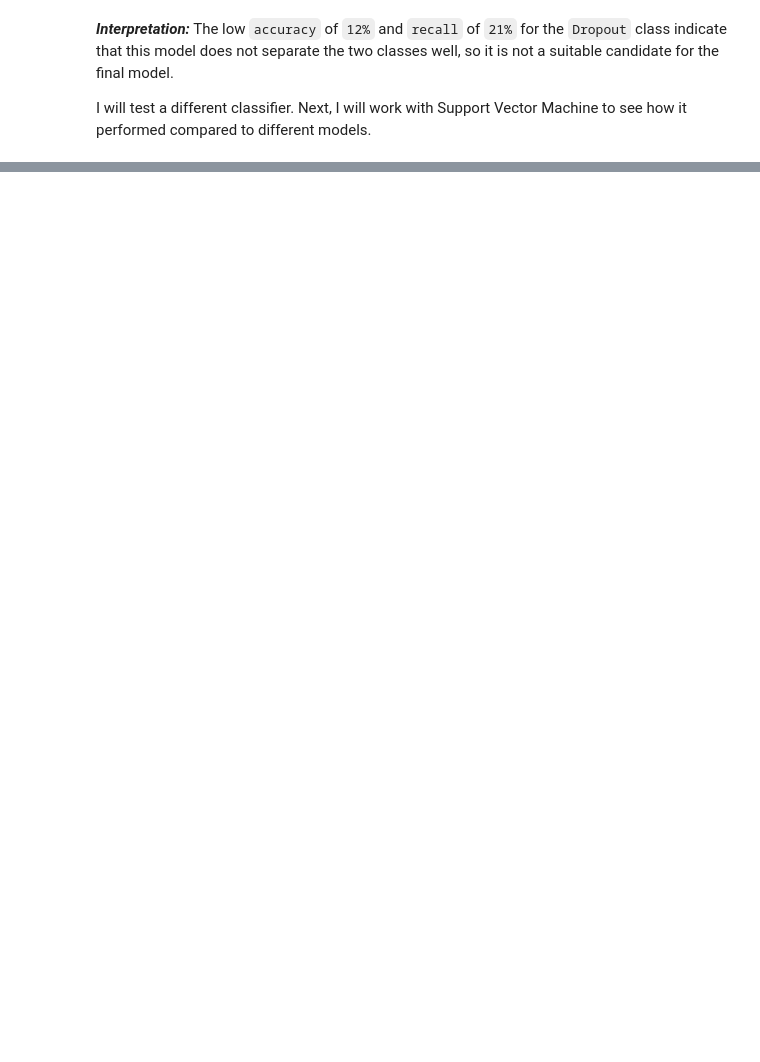
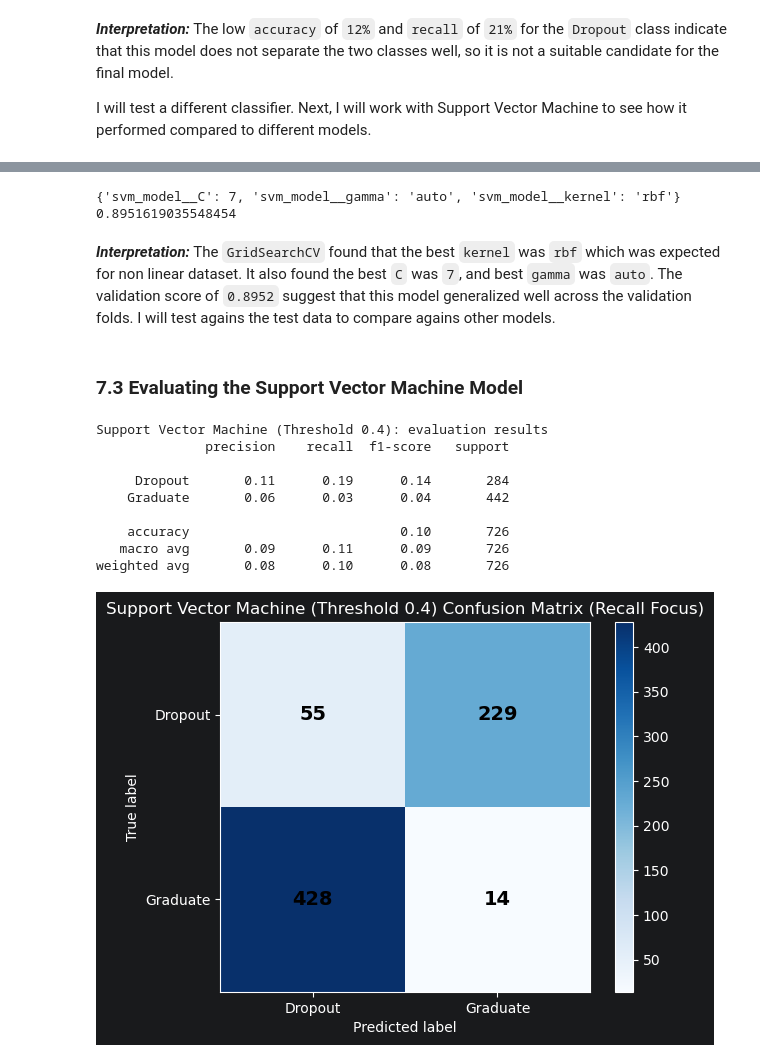
Before and after one commit to weslylaboy/student-outcome-predictor, a Jupyter notebook: notebooks/03_classification_model.ipynb, the cells around one changed output, grey strips where cells are left out. Cells and saved outputs as stored; diff of their text form; code cells hidden in the pictures; blank space fills up the shorter version.

```diff
--- a/notebooks/03_classification_model.ipynb
+++ b/notebooks/03_classification_model.ipynb
@@ -737,0 +778,45 @@ I will test a different classifier. Next, I will work with Support Vector Machin
+# %%
+# svm grid
+param_grid = {
+    'svm_model__kernel': ['linear', 'rbf'],
+    'svm_model__C': [0.001, 0.01, 0.1, 1,5, 7, 10, 20, 35, 50, 75, 100, 135, 150],
+    'svm_model__gamma': ['scale', 'auto']
+}
+
+grid_svm = GridSearchCV(
+    svm_pipeline,
+    param_grid=param_grid,
+    cv=5,
+    scoring='f1_macro',
+    n_jobs=-1
+)
+
+grid_svm.fit(X_train, y_train)
+
+print(grid_svm.best_params_)
+print(grid_svm.best_score_)
+# %% [output]
+{'svm_model__C': 7, 'svm_model__gamma': 'auto', 'svm_model__kernel': 'rbf'}
+0.8951619035548454
+# %% [markdown]
+***Interpretation:*** The `GridSearchCV` found that the best `kernel` was `rbf` which was expected for non linear dataset. It also found the best `C` was `7`, and best `gamma` was `auto`. The validation score of `0.8952` suggest that this model generalized well across the validation folds. I will test agains the test data to compare agains other models.
+# %% [markdown]
+### 7.3 Evaluating the Support Vector Machine Model
+# %%
+y_pred_svm = predict_with_threshold(grid_svm, X_test, y_test, threshold=0.4, model_name='Support Vector Machine')
+
+results_models_metrics.append(get_model_metrics(y_test, y_pred_svm, 'Support Vector Machine (Tuned)'))
+
+temp_results = pd.DataFrame(results_models_metrics).set_index('Model')
+temp_results
+# %% [output]
+Support Vector Machine (Threshold 0.4): evaluation results
+              precision    recall  f1-score   support
+
+     Dropout       0.11      0.19      0.14       284
+    Graduate       0.06      0.03      0.04       442
+
+    accuracy                           0.10       726
+   macro avg       0.09      0.11      0.09       726
+weighted avg       0.08      0.10      0.08       726
+[figure, added]
```
Also changed, not shown: parts of 9 cells of this notebook.
